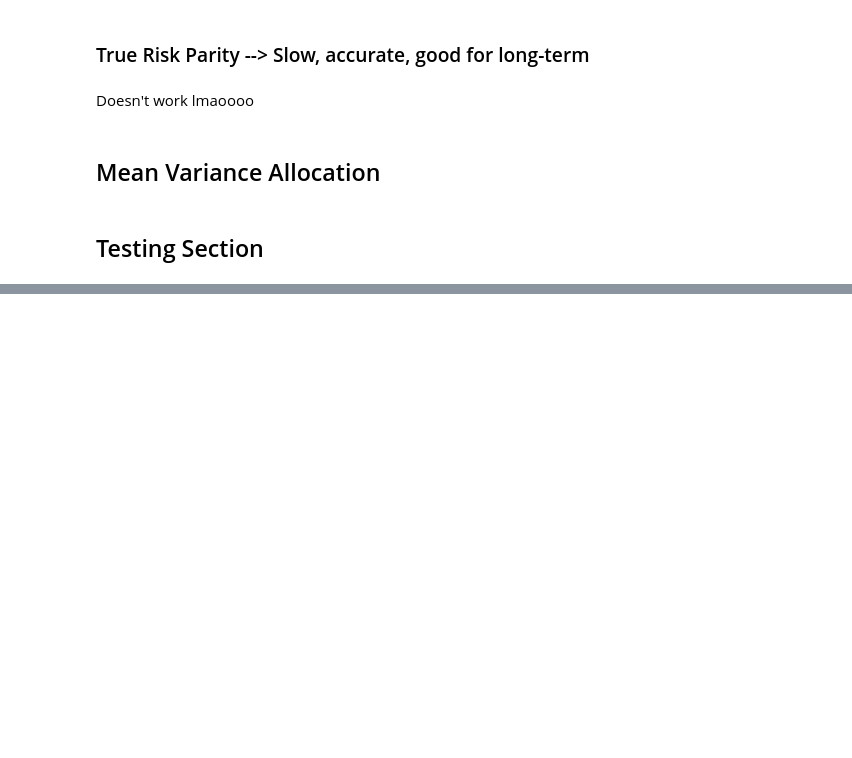
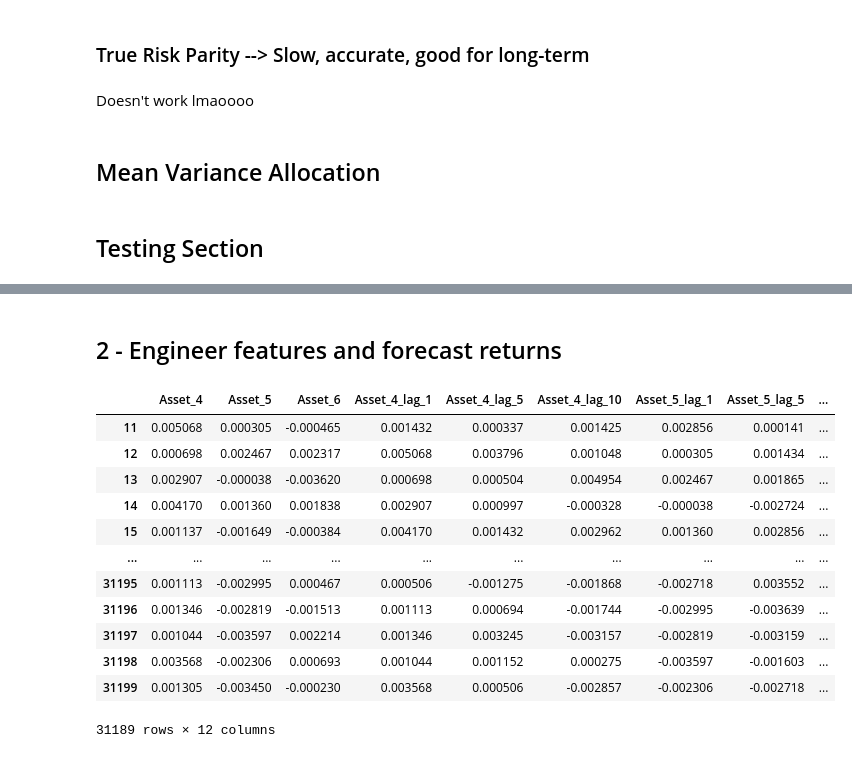
Before and after one commit to Lawrence2005/UChicago-Trading-Competition, a Jupyter notebook: Case2_HO_Independent.ipynb, the cells around one changed output, grey strips where cells are left out. Drawn from its saved outputs; the diff is of its cells as text; code cells hidden in the pictures; blank space fills up the shorter version.

```diff
--- a/Case2_HO_Independent.ipynb
+++ b/Case2_HO_Independent.ipynb
@@ -371,0 +468,25 @@ plt.show()
+# %% [markdown]
+## 2 - Engineer features and forecast returns
+# %%
+returns = returns[['Asset_4', 'Asset_5', 'Asset_6']]
+
+lags = [1, 5, 10]
+for col in returns.columns:
+    for lag in lags:
+        returns[f'{col}_lag_{lag}'] = returns[col].shift(lag)
+
+returns.dropna()
+# %% [output]
+|  | Asset_4 | Asset_5 | Asset_6 | Asset_4_lag_1 | Asset_4_lag_5 | Asset_4_lag_10 | Asset_5_lag_1 | Asset_5_lag_5 | ... |
+| 11 | 0.005068 | 0.000305 | -0.000465 | 0.001432 | 0.000337 | 0.001425 | 0.002856 | 0.000141 | ... |
+| 12 | 0.000698 | 0.002467 | 0.002317 | 0.005068 | 0.003796 | 0.001048 | 0.000305 | 0.001434 | ... |
+| 13 | 0.002907 | -0.000038 | -0.003620 | 0.000698 | 0.000504 | 0.004954 | 0.002467 | 0.001865 | ... |
+| 14 | 0.004170 | 0.001360 | 0.001838 | 0.002907 | 0.000997 | -0.000328 | -0.000038 | -0.002724 | ... |
+| 15 | 0.001137 | -0.001649 | -0.000384 | 0.004170 | 0.001432 | 0.002962 | 0.001360 | 0.002856 | ... |
+| ... | ... | ... | ... | ... | ... | ... | ... | ... | ... |
+| 31195 | 0.001113 | -0.002995 | 0.000467 | 0.000506 | -0.001275 | -0.001868 | -0.002718 | 0.003552 | ... |
+| 31196 | 0.001346 | -0.002819 | -0.001513 | 0.001113 | 0.000694 | -0.001744 | -0.002995 | -0.003639 | ... |
+| 31197 | 0.001044 | -0.003597 | 0.002214 | 0.001346 | 0.003245 | -0.003157 | -0.002819 | -0.003159 | ... |
+| 31198 | 0.003568 | -0.002306 | 0.000693 | 0.001044 | 0.001152 | 0.000275 | -0.003597 | -0.001603 | ... |
+| 31199 | 0.001305 | -0.003450 | -0.000230 | 0.003568 | 0.000506 | -0.002857 | -0.002306 | -0.002718 | ... |
+31189 rows × 12 columns
```
Also changed, not shown: parts of 15 cells of this notebook, 4 other files.
